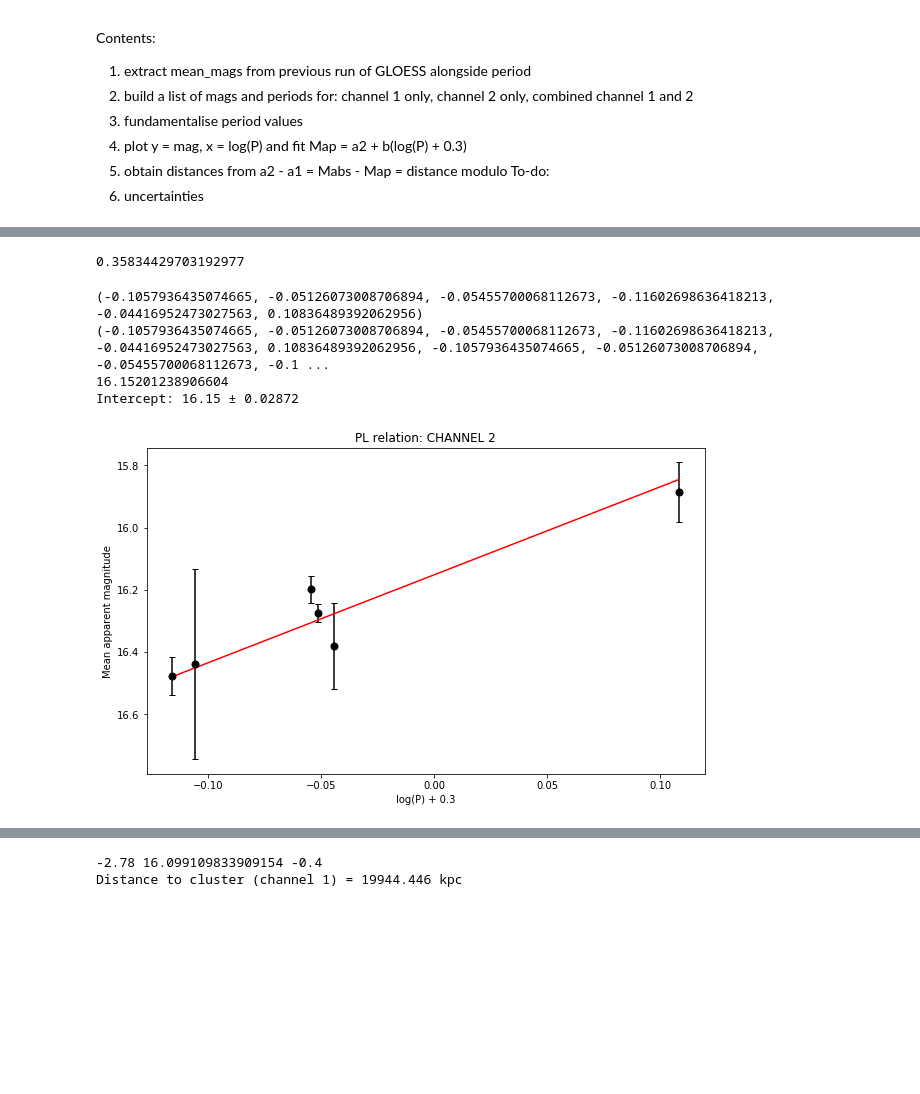
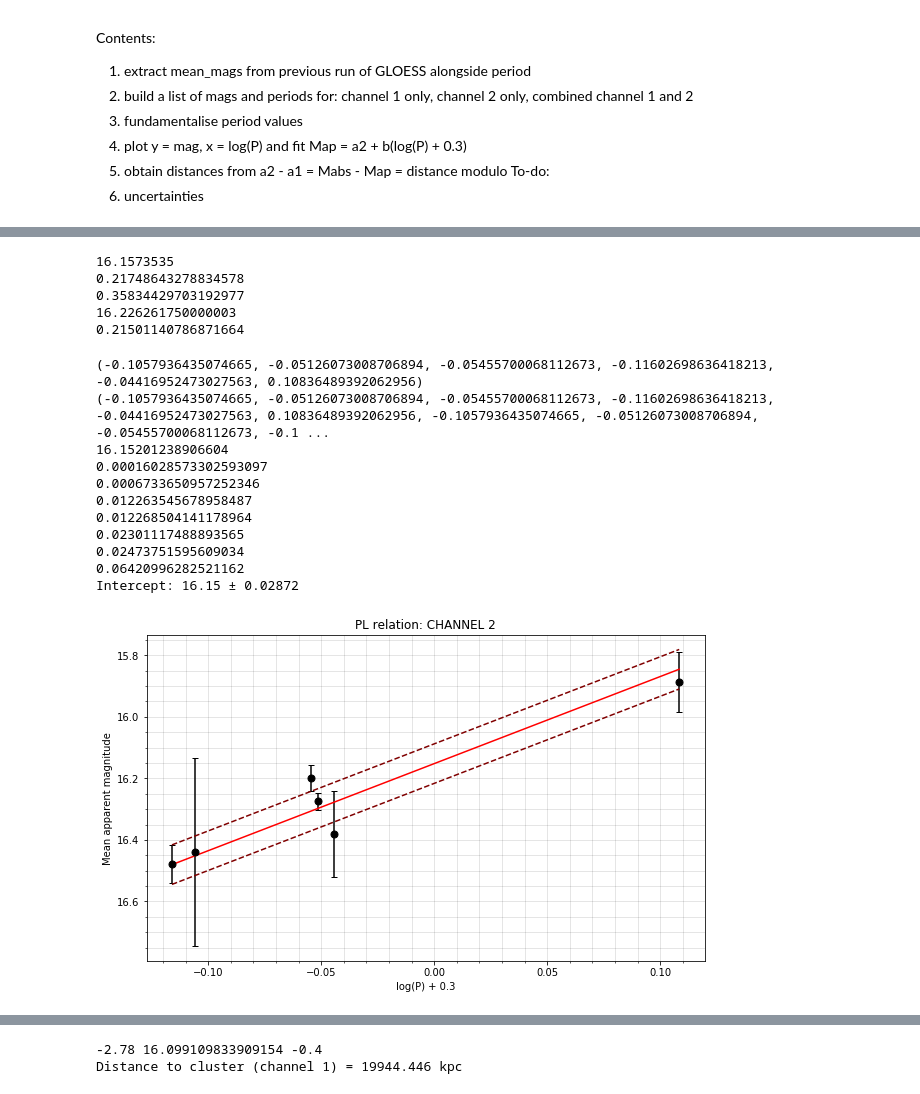
Before and after one commit to ltb24/Luke_RRLs_project, a Jupyter notebook: photometry_intro/distance_version_1p1_PAL5.ipynb, the cells around one changed output, grey strips where cells are left out. Saved outputs shown, nothing was run; the diff lists cells and outputs as text; code cells hidden in the pictures; blank space fills up the shorter version.

```diff
--- a/photometry_intro/distance_version_1p1_PAL5.ipynb
+++ b/photometry_intro/distance_version_1p1_PAL5.ipynb
@@ -1338,6 +1338,12 @@ channel 1 extinction: 0.01; channel 2 extinction: 0.008
 av_mag1 = [16.351838 - 0.01, 16.173395 - 0.01, 16.283845 - 0.01, 15.860336 - 0.01]
 av_mag1_unc = [0.1976359, 0.066419243, 0.098610148, 0.079375004]
 P_1 = [0.29322862, 0.3299461, 0.3379329, 0.64322793]
+
+av_mag1 = np.array(av_mag1)
+mean_1 = np.mean(av_mag1)
+print(mean_1)
+std_1 = np.sqrt(sum((av_mag1[0:len(av_mag1)] - mean_1)**2) / (len(av_mag1)-1))
+print(std_1)
 
 av_mag1_unc = np.array(av_mag1_unc)
 sigma_mag1_rand = np.sqrt(sum(av_mag1_unc[0:len(av_mag1_unc)]**2))
@@ -1347,6 +1353,20 @@ av_mag2 = [16.446748 - 0.008, 16.282429 - 0.008, 16.206751 - 0.008, 16.486142 -
 av_mag2_unc = [0.30583084, 0.028402311, 0.043692452, 0.06033303, 0.13886281, 0.096122091]
 P_2 = [0.29322862, 0.3324599, 0.3299461, 0.2864, 0.3379329, 0.64322793]
 
+av_mag2 = np.array(av_mag2)
+P_2 = np.array(P_2)
+#mean_2 = np.mean(av_mag2)
+#print(mean_2)
+#std_2_t = 0
+#for i in range(len(av_mag2)):
+#    std_2_t += (av_mag2[i] - mean_2)**2
+#std_2_f = np.sqrt(std_2_t / (len(av_mag2)))
+#print(std_2_f)
+#std_2 = np.sqrt(sum((av_mag2[0:len(av_mag2)] - mean_2)**2) / len(av_mag2))
+#std_2_a = np.std(av_mag2)
+#print(std_2_a)
+#print(std_2)
+
 av_mag2_unc = np.array(av_mag2_unc)
 sigma_mag2_rand = np.sqrt(sum(av_mag2_unc[0:len(av_mag2_unc)]**2))
 print(sigma_mag2_rand)
@@ -1355,10 +1375,20 @@ av_magb = [16.446748 - 0.008, 16.206751 - 0.008, 16.388659 - 0.008, 15.894889 -
 av_magb_unc = [0.30583084, 0.043692452, 0.13886281, 0.096122091]
 P_B = [0.29322862, 0.3299461, 0.3379329, 0.64322793]
 
+av_magb = np.array(av_magb)
+mean_b = np.mean(av_magb)
+print(mean_b)
+std_b = np.sqrt(sum((av_magb[0:len(av_magb)] - mean_b)**2) / len(av_magb))
+print(std_b)
+
 av_magb_unc = np.array(av_magb_unc)
 sigma_magb_rand = np.sqrt(sum(av_magb_unc[0:len(av_magb_unc)]**2))
 # %% [output]
+16.1573535
+0.21748643278834578
 0.35834429703192977
+16.226261750000003
+0.21501140786871664
 # %%
 ## FUNDAMENTALISE PERIODS: log(P) + 0.127
 ## CITE: http://articles.adsabs.harvard.edu/pdf/1974ARA%26A..12..215I
@@ -1394,37 +1424,57 @@ if (channel == 2) or (channel == '4p5um'):
 def func(P, intercept):
     return intercept + b * P
 
 ## USE CHANNEL 2 DATA
 popt, pcov = curve_fit(func, P2_F, av_mag2)
 
 print(popt[0])
 intercept = popt[0]
 unc_intercept = np.sqrt(float(pcov[0][0]))
 
+## CALCULATING STD DEV ABOUT FIT ##
+
+std_dev2 = 0
+for i in range(len(av_mag2)):
+    std_dev2 += (av_mag2[i] - (intercept + b * P2_F[i]))**2
+    print(std_dev2)
+std_devf = np.sqrt(std_dev2 / len(av_mag2))
+print(std_devf)
+
+
 print('Intercept: {0:.4g} ± {1:.4g}'.format(intercept, unc_intercept))
 
 fig = plt.figure(figsize = (10, 6))
 ax = fig.add_subplot(1,1,1)
 ax.errorbar(P2_F, av_mag2, xerr = None, yerr = av_mag2_unc, marker = 'o', color = 'black', markersize = 7, capsize = 3, linestyle = 'None')
 ax.set_xlabel('log(P) + 0.3')
 ax.set_ylabel('Mean apparent magnitude')
 x = np.linspace(min(P2_F), max(P2_F), 100)
+y = np.linspace(min(P2_F), max(P2_F), 100)
+ax.plot(y, y * b + (intercept + std_devf), linestyle = '--', color = 'maroon')
+ax.plot(y, y * b + (intercept - std_devf), linestyle = '--', color = 'maroon')
 ax.plot(x, x * b + intercept, linestyle = '-', color = 'red')
 plt.title('PL relation: CHANNEL {0}'.format(channel))
-#plt.minorticks_on()
-#plt.grid(b = True, which = 'major', lw = .5, alpha = .2, color = 'black')
-#plt.grid(b = True, which = 'minor', lw = .5, alpha = .2, color = 'black')
+plt.minorticks_on()
+plt.grid(b = True, which = 'major', lw = .5, alpha = .2, color = 'black')
+plt.grid(b = True, which = 'minor', lw = .5, alpha = .2, color = 'black')
 plt.gca().invert_yaxis()
 savename = 'pl_relations/pl_relation_corr_'+str(cluster)+'_'+str(channel)
 plt.savefig(savename)
 plt.show()
 plt.close()
 # %% [output]
 (-0.1057936435074665, -0.05126073008706894, -0.05455700068112673, -0.11602698636418213, -0.04416952473027563, 0.10836489392062956)
 (-0.1057936435074665, -0.05126073008706894, -0.05455700068112673, -0.11602698636418213, -0.04416952473027563, 0.10836489392062956, -0.1057936435074665, -0.05126073008706894, -0.05455700068112673, -0.1 ...
 16.15201238906604
+0.00016028573302593097
+0.0006733650957252346
+0.012263545678958487
+0.012268504141178964
+0.02301117488893565
+0.02473751595609034
+0.06420996282521162
 Intercept: 16.15 ± 0.02872
-[figure, old version]
+[figure, new version]
 # %%
 ## DISTANCE CALCULATION ##
 
```
Also changed, not shown: parts of 5 cells of this notebook, 10 other files.
